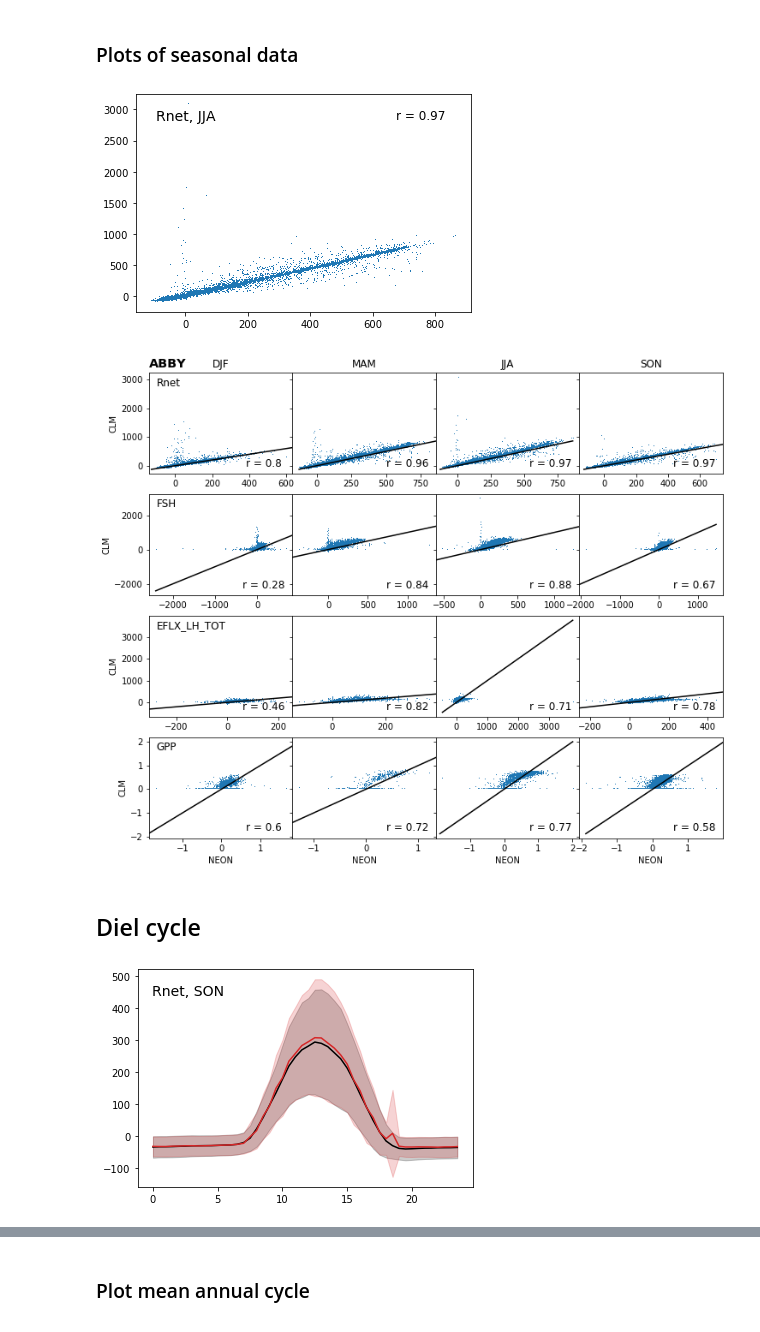
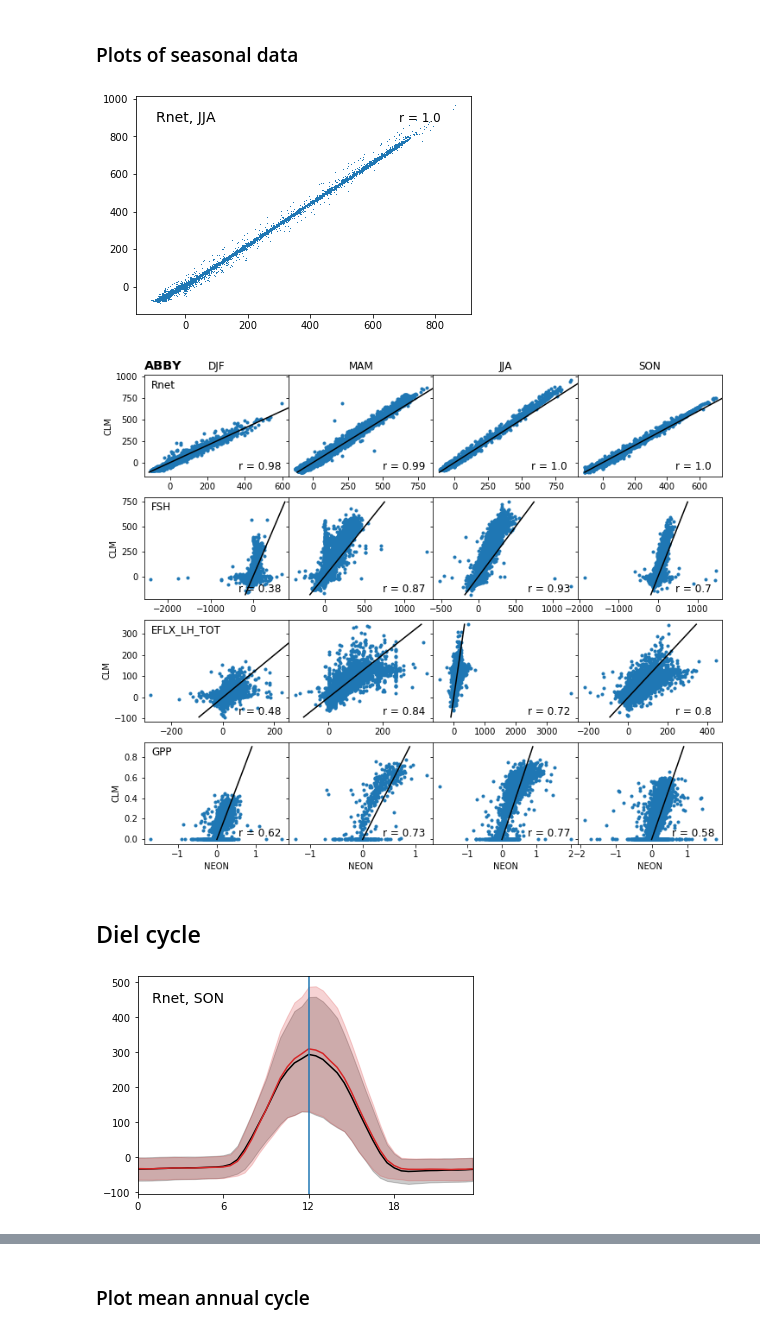
Before and after one commit to wwieder/ctsm_py, a Jupyter notebook: notebooks/ptCLM_NEON.ipynb, the cells around one changed output, grey strips where cells are left out. Cells and saved outputs as stored; diff of their text form; code cells hidden in the pictures.

```diff
--- a/notebooks/ptCLM_NEON.ipynb
+++ b/notebooks/ptCLM_NEON.ipynb
@@ -49,11 +50,12 @@ CLMfile
 # %%
-dsOBS = utils.time_set_mid(xr.open_mfdataset(OBSfile, decode_times=True, combine='by_coords'), 'time')
+dsOBS = utils.time_set_mid(xr.open_mfdataset(OBSfile, decode_times=True,
+                                             combine='by_coords'), 'time')
 dsCLM = xr.open_mfdataset(CLMfile, decode_times=True, combine='by_coords')
 
 dsOBS = dsOBS.isel(lat=0, lon=0)
 dsCLM = dsCLM.isel(lndgrid=0)
 
-dsCLM = dsCLM.shift(time=-2)
+dsCLM = dsCLM.shift(time=-1)
 # %%
 # create new variables to subset data
 dsOBS['month']  = dsOBS['time.month']
@@ -84,12 +86,14 @@ Season = ['DJF','MAM','JJA','SON']
 # %%
 # First make a test for one season and variable
 fig, ax = plt.subplots()
-x, y = dsOBS[Var[0]].where(dsOBS.season==Season[2]).values, dsCLM[Var[0]].where(dsCLM.season==Season[2]).values
+x, y = dsOBS[Var[0]].where(dsOBS.season==Season[2]).values,  \
+    dsCLM[Var[0]].where(dsCLM.season==Season[2]).values
 
 ax.plot(x, y,',')
 line = mlines.Line2D([x.min(), x.max()], [x.min(), x.max()], color='k')
 ax.add_line(line)
-ax.text(0.15, 0.90,(Var[0]+', '+Season[2]), fontsize=14, ha='center', va='center', transform=plt.gca().transAxes);
+ax.text(0.15, 0.90,(Var[0]+', '+Season[2]), fontsize=14,
+        ha='center', va='center', transform=plt.gca().transAxes);
 
 # drop missing values from x,y
 bad = ~np.logical_or(np.isnan(x), np.isnan(y))
@@ -98,55 +102,56 @@ y = np.compress(bad, y)
 
 R, p = stats.pearsonr(x,y)
 R = np.round(R, 2)
-ax.text(0.85, 0.90,'r = '+str(R),fontsize=12, ha='center', va='center', transform=plt.gca().transAxes);
+ax.text(0.85, 0.90,'r = '+str(R),fontsize=12,
+        ha='center', va='center', transform=plt.gca().transAxes);
 # %% [output]
-[figure, old version]
+[figure, new version]
 # %%
 fig, axs = plt.subplots(len(Season), len(Var), sharey='row', #sharey='col',
                         gridspec_kw={'wspace': 0},
                         figsize=(12,10))
 for v in range(len(Var)):
-    xmin = dsOBS[Var[v]].min()
-    xmax = dsOBS[Var[v]].max()
+    ymin = dsCLM[Var[v]].min()
+    ymax = dsCLM[Var[v]].max()
     for i in range(len(Season)):
         x = dsOBS[Var[v]].where(dsOBS.season==Season[i]).values
         y = dsCLM[Var[v]].where(dsCLM.season==Season[i]).values
-        axs[v,i].plot(x, y,',')
-        line = mlines.Line2D([xmin, xmax], [xmin, xmax], color='k')
+        axs[v,i].plot(x, y,'.')
+        line = mlines.Line2D([ymin, ymax], [ymin, ymax], color='k')
         axs[v,i].add_line(line)
 
         # add stats
         bad = ~np.logical_or(np.isnan(x), np.isnan(y))
         x = np.compress(bad, x)
         y = np.compress(bad, y)
         R, p = stats.pearsonr(x,y)
         R = np.round(R, 2)
         axs[v,i].text(0.8, 0.1,'r = '+str(R),fontsize=12,
                      ha='center', va='center', transform=axs[v,i].transAxes)
 
         # control titles & axis labels
         # label colums of data with variables name
         if v == 0:
             axs[v, i].set_title(Season[i])
             #axs[v,i].text(0.15, 0.90,(Season[i]), fontsize=12, ha='center', va='center',
             #    transform=axs[v,i].transAxes)
             if i == 0:
                 axs[i, v].set_title(site, loc='left',
                                     fontsize='x-large', fontweight='bold')
 
         # x-axis lables on bottom row of plots
         if v == 3:
             axs[v, i].set_xlabel('NEON')
 
         # y axis labels and seasons in left column
         if i == 0:
             axs[v,i].set_ylabel('CLM')
             axs[v,i].text(0.05, 0.90,(Var[v]), fontsize=12, ha='left', va='center',
                 transform=axs[v,i].transAxes)
 
 plt.savefig(OUTdir+site+'_FluxScatter.pdf');
 # %% [output]
-[figure, old version]
+[figure, new version]
 # %% [markdown]
 ## Diel cycle
 # %%
@@ -164,8 +169,11 @@ ax.plot(clmX.HourMin, clmX, '-',color='tab:red')
 ax.fill_between(clmX.HourMin, clmX - clmSD, clmX + clmSD, alpha=0.2,color='tab:red')
 ax.text(0.15, 0.90,(Var[v]+', '+Season[i]), fontsize=14,
         ha='center', va='center', transform=plt.gca().transAxes);
+ax.axvline(x=12)
+plt.xlim(0,23.5)
+plt.xticks(np.arange(0., 24., 6.0));
 # %% [output]
-[figure, old version]
+[figure, new version]
 # %%
 # This is really slow, not sure why.
 fig, axs = plt.subplots(len(Var), len(Season),
```
Also changed, not shown: parts of 9 cells of this notebook.
